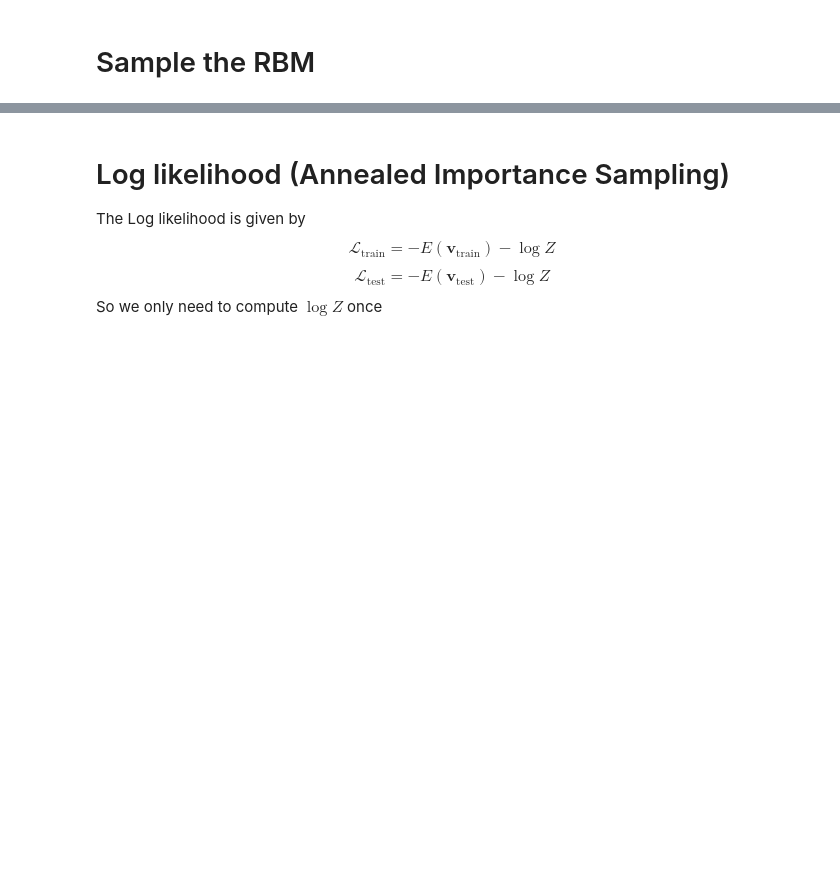
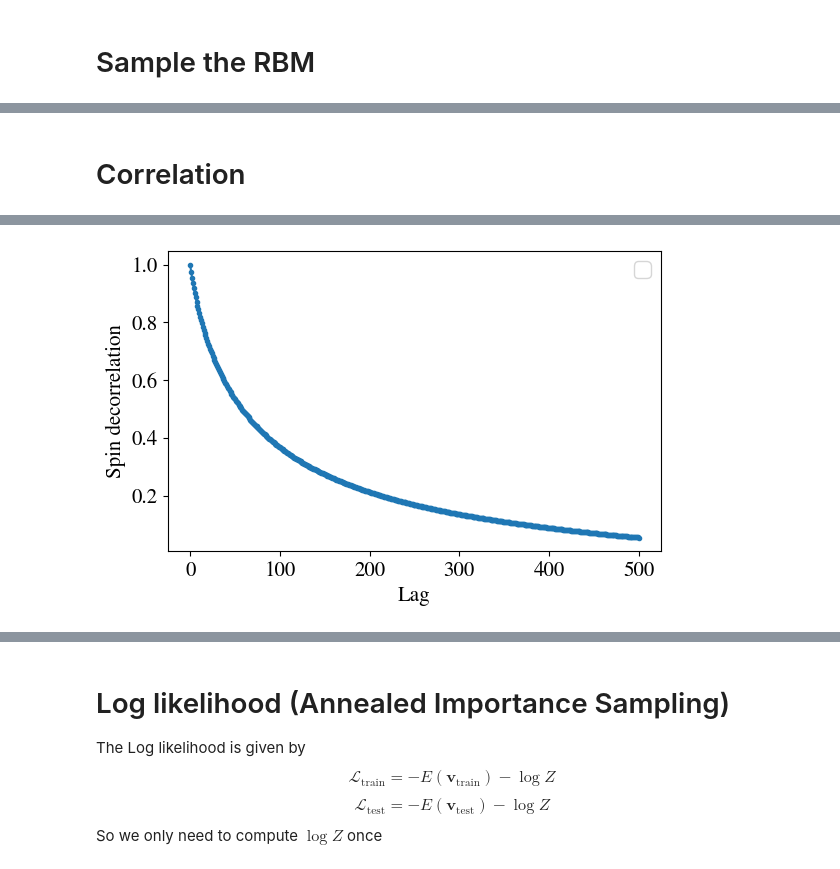
Before and after one commit to DsysDML/rbms, a Jupyter notebook: analyze_BEBM.ipynb, the cells around one changed output, grey strips where cells are left out. Cells and saved outputs as stored; diff of their text form; code cells hidden in the pictures; blank space fills up the shorter version.

```diff
--- a/analyze_BEBM.ipynb
+++ b/analyze_BEBM.ipynb
@@ -165,0 +223,73 @@ plot_image(
+# %% [markdown]
+# Correlation
+# %%
+NUM_CHAINS = 512
+NUM_STEPS = 1000
+MAX_TAU = 500
+
+torch.manual_seed(0)
+
+initial_visible = torch.bernoulli(
+    torch.full(
+        (NUM_CHAINS, train_dataset.data.shape[1]),
+        0.5,
+        device=device,
+        dtype=dtype,
+    )
+)
+
+update = saved_updates[-17]
+
+params, perm_chains, _ = load_model(
+    filename=filename,
+    index=update,
+    device=device,
+    dtype=dtype,
+)
+
+chains = params.init_chains(
+    num_samples=NUM_CHAINS,
+    start_v=initial_visible,
+)
+
+spin_trajectory = []
+
+for step in range(NUM_STEPS + 1):
+    visible = chains["visible"].detach()
+    spin_trajectory.append(2.0 * visible.cpu() - 1.0)
+
+    if step < NUM_STEPS:
+        chains = params.sample_state(chains=chains, n_steps=1)
+
+spins = torch.stack(spin_trajectory, dim=0)
+
+mean_spin = spins.mean(dim=(0, 1))
+
+denominator = (1.0 - mean_spin.pow(2)).sum().clamp_min(1e-12)
+
+lags = torch.arange(MAX_TAU + 1)
+rho = []
+
+for tau in lags:
+    tau = int(tau)
+
+    s_t = spins[: NUM_STEPS + 1 - tau]
+    s_lag = spins[tau:]
+
+    connected = (s_t * s_lag).mean(dim=(0, 1)) - mean_spin.pow(2)
+    rho_tau = connected.sum() / denominator
+
+    rho.append(rho_tau)
+    print(f"Lag {tau}: rho = {rho_tau.item():.4f}")
+
+rho = torch.stack(rho).numpy()
+
+fig, ax = plt.subplots(1, 1, figsize=(6, 4))
+ax.plot(lags.numpy(), rho, marker="o", markersize=3)
+
+ax.set_xlabel(r"Lag")
+ax.set_ylabel(r"Spin decorrelation")
+ax.legend()
+
+plt.tight_layout()
+# %% [output]
@@ -165,0 +313 @@ plot_image(
+[figure, added]
```
Also changed, not shown: parts of 17 cells of this notebook, 5 other files.
